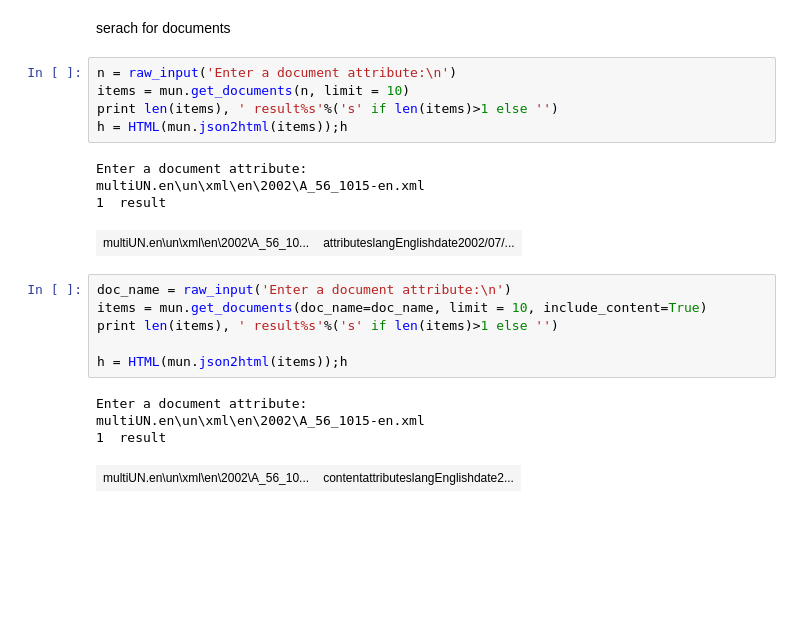
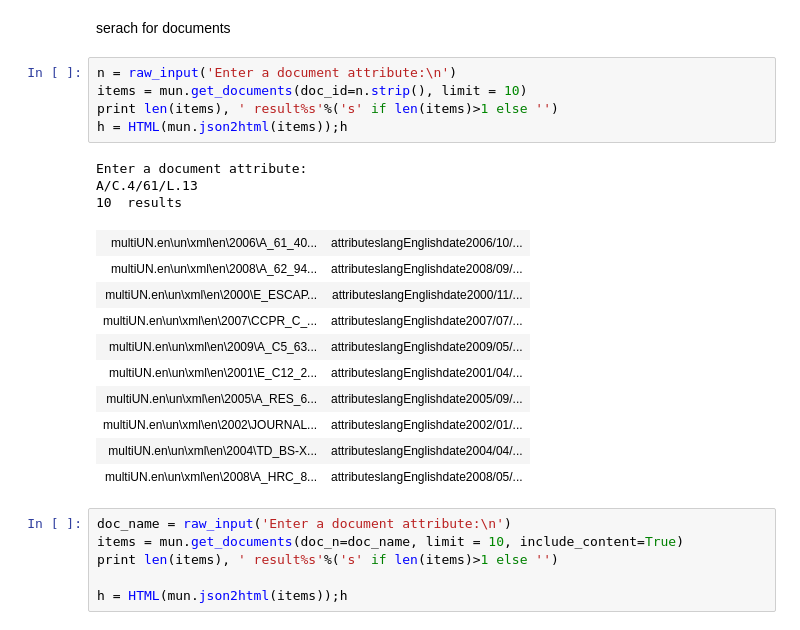
Before and after one commit to jannah/MultiUN_Map, a Jupyter notebook: util/Search the Corpus.ipynb, the cells around one changed output. Cells and saved outputs as stored; diff of their text form; blank space fills up the shorter version.

Commit message:
Document linking and term highlighting

```diff
--- a/util/Search the Corpus.ipynb
+++ b/util/Search the Corpus.ipynb
@@ -12,25 +12,29 @@ from IPython.display import HTML
 serach for documents
 # %%
 n = raw_input('Enter a document attribute:\n')
-items = mun.get_documents(n, limit = 10)
+items = mun.get_documents(doc_id=n.strip(), limit = 10)
 print len(items), ' result%s'%('s' if len(items)>1 else '')
 h = HTML(mun.json2html(items));h
 # %% [output]
 Enter a document attribute:
-multiUN.en\un\xml\en\2002\A_56_1015-en.xml
-1  result
+A/C.4/61/L.13
+10  results
-| multiUN.en\un\xml\en\2002\A_56_10... | attributeslangEnglishdate2002/07/... |
+| multiUN.en\un\xml\en\2006\A_61_40... | attributeslangEnglishdate2006/10/... |
+| multiUN.en\un\xml\en\2008\A_62_94... | attributeslangEnglishdate2008/09/... |
+| multiUN.en\un\xml\en\2000\E_ESCAP... | attributeslangEnglishdate2000/11/... |
+| multiUN.en\un\xml\en\2007\CCPR_C_... | attributeslangEnglishdate2007/07/... |
+| multiUN.en\un\xml\en\2009\A_C5_63... | attributeslangEnglishdate2009/05/... |
+| multiUN.en\un\xml\en\2001\E_C12_2... | attributeslangEnglishdate2001/04/... |
+| multiUN.en\un\xml\en\2005\A_RES_6... | attributeslangEnglishdate2005/09/... |
+| multiUN.en\un\xml\en\2002\JOURNAL... | attributeslangEnglishdate2002/01/... |
+| multiUN.en\un\xml\en\2004\TD_BS-X... | attributeslangEnglishdate2004/04/... |
+| multiUN.en\un\xml\en\2008\A_HRC_8... | attributeslangEnglishdate2008/05/... |
 # %%
 doc_name = raw_input('Enter a document attribute:\n')
-items = mun.get_documents(doc_name=doc_name, limit = 10, include_content=True)
+items = mun.get_documents(doc_n=doc_name, limit = 10, include_content=True)
 print len(items), ' result%s'%('s' if len(items)>1 else '')
 
 h = HTML(mun.json2html(items));h
-# %% [output]
-Enter a document attribute:
-multiUN.en\un\xml\en\2002\A_56_1015-en.xml
-1  result
-| multiUN.en\un\xml\en\2002\A_56_10... | contentattributeslangEnglishdate2... |
 # %%
 fn  = r'multiUN.en\un\xml\en\2002\A_56_1015-en.xml'
 fn.split('\\')[-2:-1][0]
```
Also changed, not shown: parts of 1 cell of this notebook, 11 other files.
